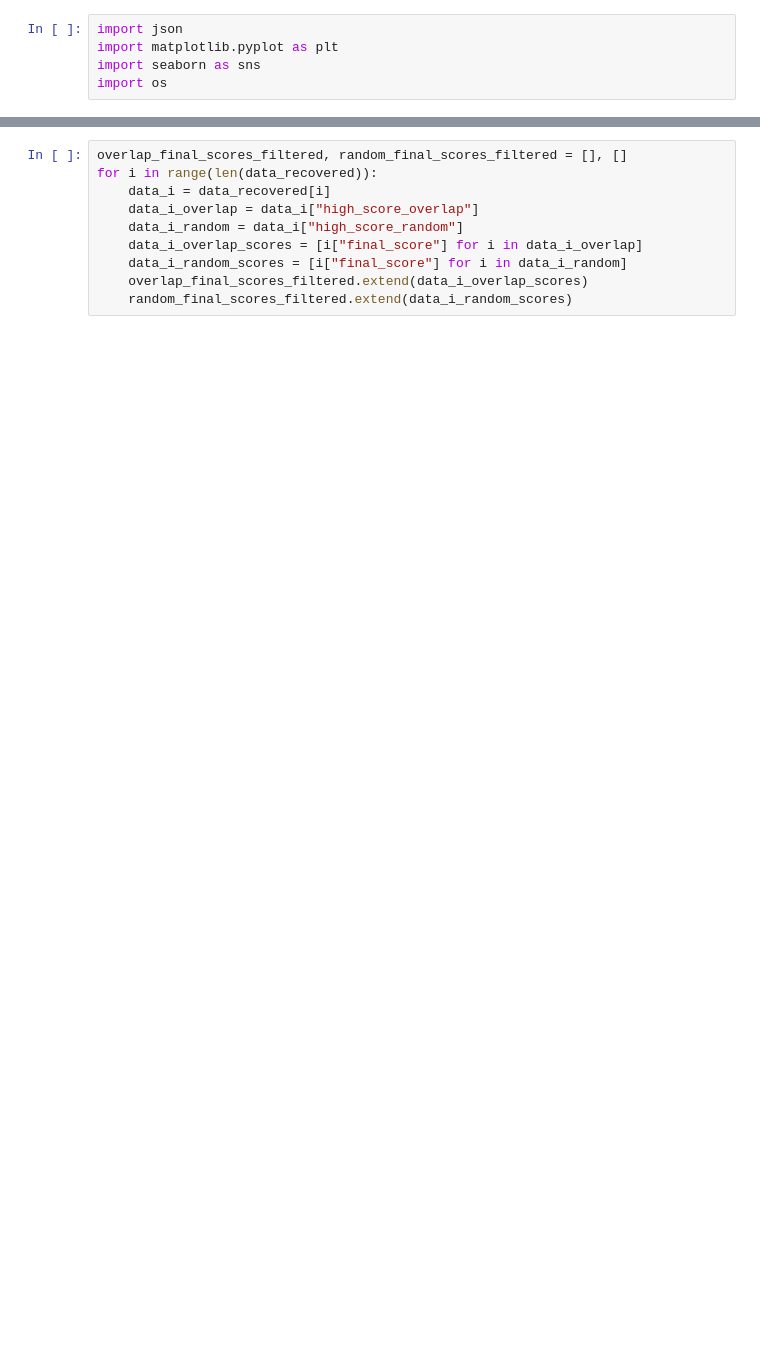
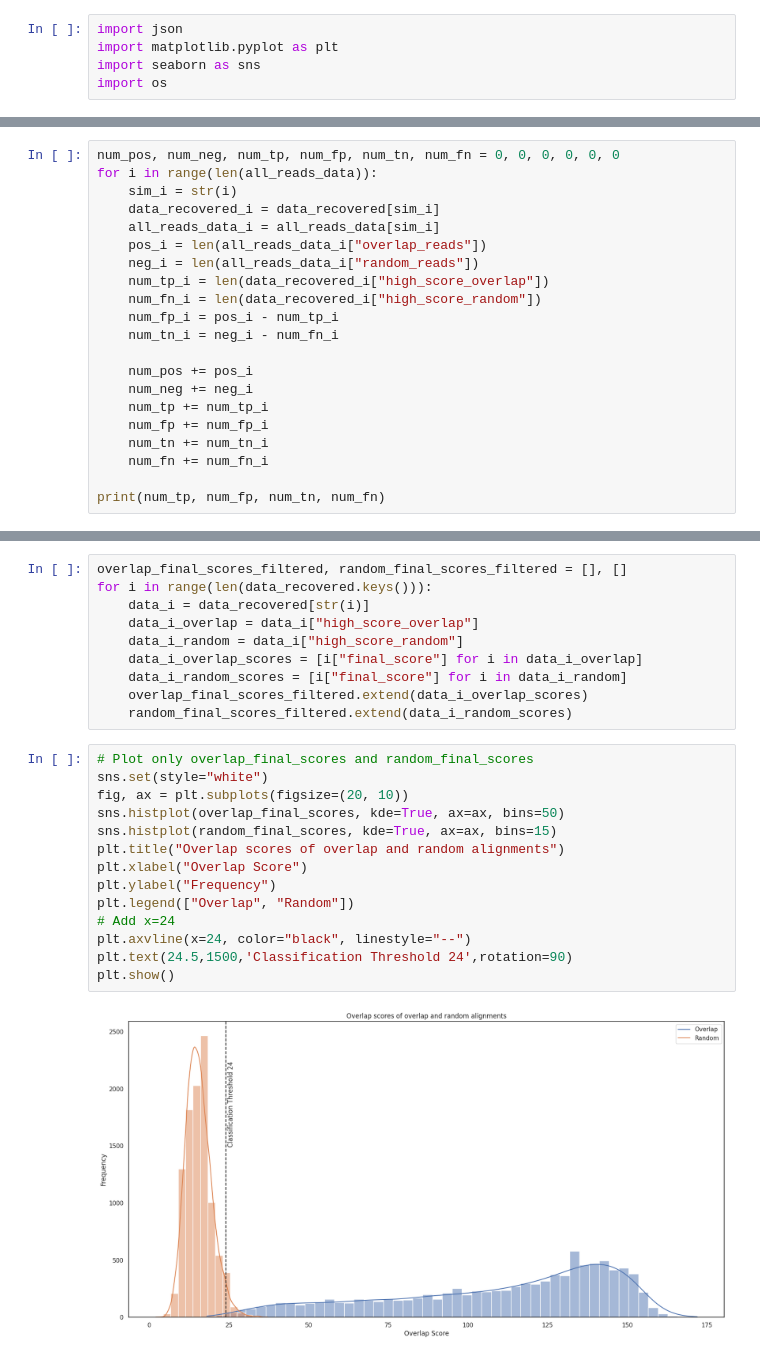
Before and after one commit to xbh0403/CSE_282_Project, a Jupyter notebook: jupyter_notebooks/plots.ipynb, the cells around one changed output, grey strips where cells are left out. Saved outputs shown, nothing was run; the diff lists cells and outputs as text; blank space fills up the shorter version.

```diff
--- a/jupyter_notebooks/plots.ipynb
+++ b/jupyter_notebooks/plots.ipynb
@@ -23,0 +86,21 @@ len(data_recovered[0]["high_score_overlap"])
+# %%
+num_pos, num_neg, num_tp, num_fp, num_tn, num_fn = 0, 0, 0, 0, 0, 0
+for i in range(len(all_reads_data)):
+    sim_i = str(i)
+    data_recovered_i = data_recovered[sim_i]
+    all_reads_data_i = all_reads_data[sim_i]
+    pos_i = len(all_reads_data_i["overlap_reads"])
+    neg_i = len(all_reads_data_i["random_reads"])
+    num_tp_i = len(data_recovered_i["high_score_overlap"])
+    num_fn_i = len(data_recovered_i["high_score_random"])
+    num_fp_i = pos_i - num_tp_i
+    num_tn_i = neg_i - num_fn_i
+
+    num_pos += pos_i
+    num_neg += neg_i
+    num_tp += num_tp_i
+    num_fp += num_fp_i
+    num_tn += num_tn_i
+    num_fn += num_fn_i
+
+print(num_tp, num_fp, num_tn, num_fn)
@@ -33,13 +124,29 @@ for i in range(len(data_all)):
     random_final_scores.extend(data_i_random_scores)
 # %%
 overlap_final_scores_filtered, random_final_scores_filtered = [], []
-for i in range(len(data_recovered)):
-    data_i = data_recovered[i]
+for i in range(len(data_recovered.keys())):
+    data_i = data_recovered[str(i)]
     data_i_overlap = data_i["high_score_overlap"]
     data_i_random = data_i["high_score_random"]
     data_i_overlap_scores = [i["final_score"] for i in data_i_overlap]
     data_i_random_scores = [i["final_score"] for i in data_i_random]
     overlap_final_scores_filtered.extend(data_i_overlap_scores)
     random_final_scores_filtered.extend(data_i_random_scores)
+# %%
+# Plot only overlap_final_scores and random_final_scores
+sns.set(style="white")
+fig, ax = plt.subplots(figsize=(20, 10))
+sns.histplot(overlap_final_scores, kde=True, ax=ax, bins=50)
+sns.histplot(random_final_scores, kde=True, ax=ax, bins=15)
+plt.title("Overlap scores of overlap and random alignments")
+plt.xlabel("Overlap Score")
+plt.ylabel("Frequency")
+plt.legend(["Overlap", "Random"])
+# Add x=24
+plt.axvline(x=24, color="black", linestyle="--")
+plt.text(24.5,1500,'Classification Threshold 24',rotation=90)
+plt.show()
+# %% [output]
+[figure, added]
 # %%
 # Frequency plot of overlap_final_scores and random_final_scores and overlap_final_scores_filtered and random_final_scores_filtered in
```
Also changed, not shown: parts of 20 cells of this notebook, 7 other files.
